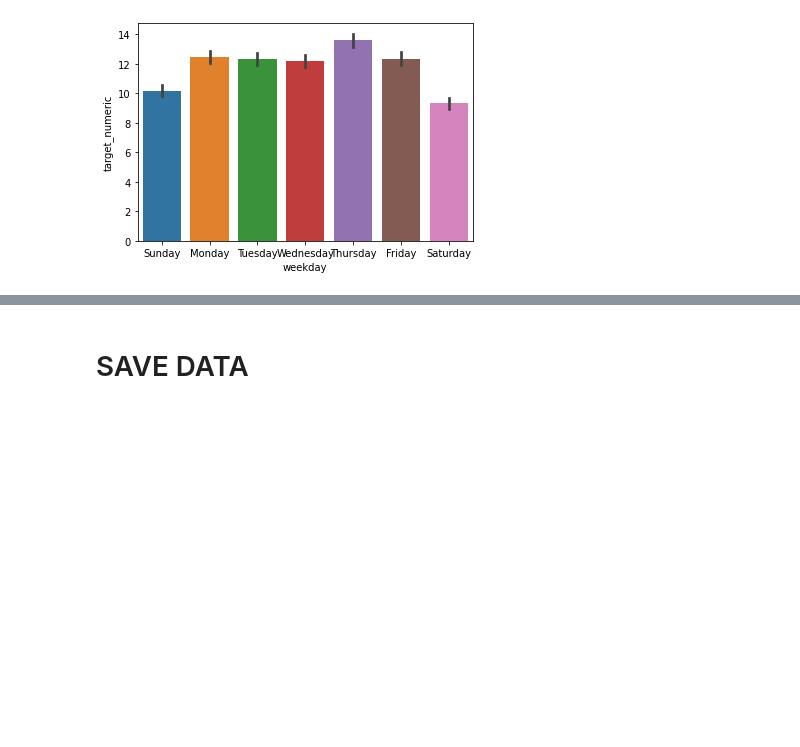
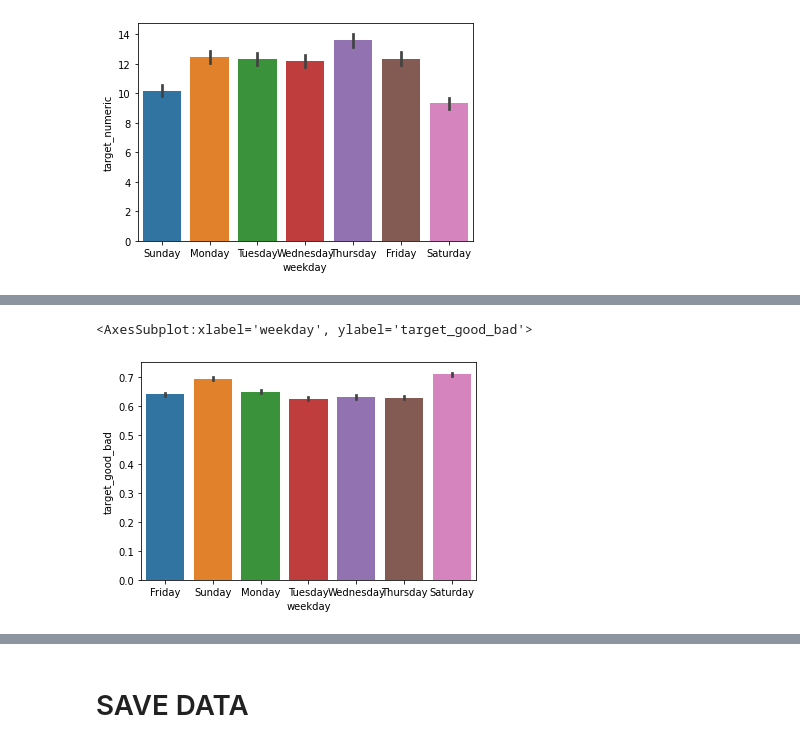
Before and after one commit to Good-Train-Bad-Train/gtbt, a Jupyter notebook: notebooks/marie_cleaning_processing_legs.ipynb, the cells around one changed output, grey strips where cells are left out. Cells and saved outputs as stored; diff of their text form; code cells hidden in the pictures; blank space fills up the shorter version.

```diff
--- a/notebooks/marie_cleaning_processing_legs.ipynb
+++ b/notebooks/marie_cleaning_processing_legs.ipynb
@@ -388,0 +412,5 @@ sns.barplot(x= df.weekday, y=df.target_numeric)
+# %%
+sns.barplot(x= df.weekday, y=df.target_good_bad)
+# %% [output]
+<AxesSubplot:xlabel='weekday', ylabel='target_good_bad'>
+[figure, added]
```
Also changed, not shown: parts of 28 cells of this notebook, 1 other file.
